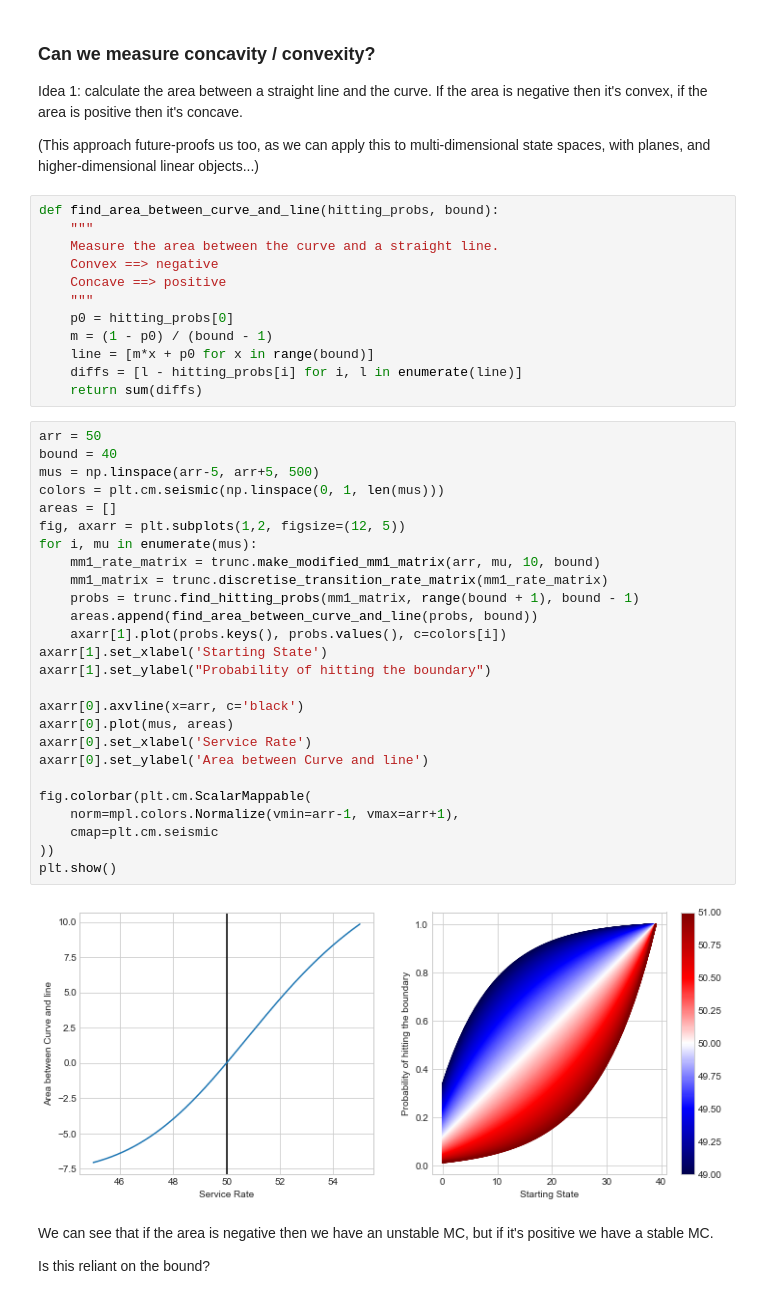
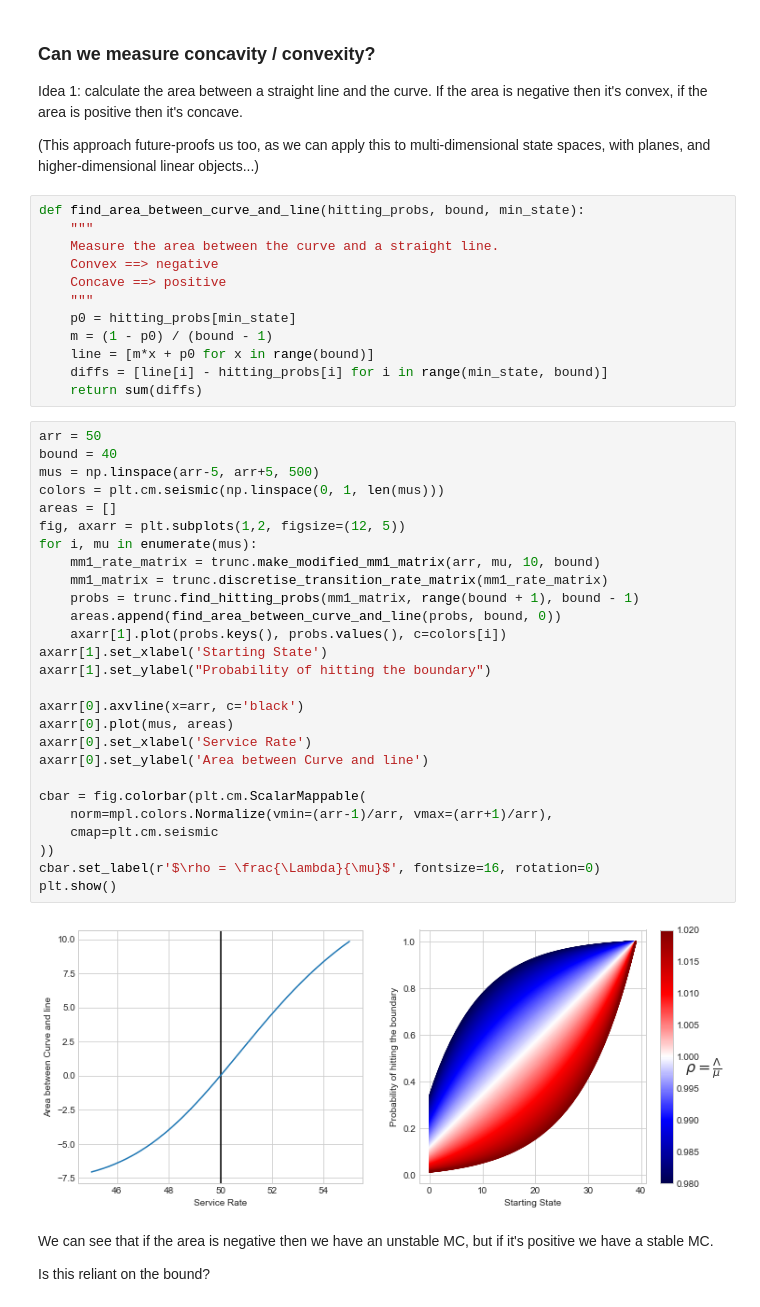
Before and after one commit to geraintpalmer/TruncatingInfiniteMarkovChains, a Jupyter notebook: src/investigate_concavity_convexity.ipynb, the cells around one changed output. Saved outputs shown, nothing was run; the diff lists cells and outputs as text.

```diff
--- a/src/investigate_concavity_convexity.ipynb
+++ b/src/investigate_concavity_convexity.ipynb
@@ -179,45 +161,46 @@ Idea 1: calculate the area between a straight line and the curve. If the area is
 
 (This approach future-proofs us too, as we can apply this to multi-dimensional state spaces, with planes, and higher-dimensional linear objects...)
 # %%
-def find_area_between_curve_and_line(hitting_probs, bound):
+def find_area_between_curve_and_line(hitting_probs, bound, min_state):
     """
     Measure the area between the curve and a straight line.
     Convex ==> negative
     Concave ==> positive
     """
-    p0 = hitting_probs[0]
+    p0 = hitting_probs[min_state]
     m = (1 - p0) / (bound - 1)
     line = [m*x + p0 for x in range(bound)]
-    diffs = [l - hitting_probs[i] for i, l in enumerate(line)]
+    diffs = [line[i] - hitting_probs[i] for i in range(min_state, bound)]
     return sum(diffs)
 # %%
 arr = 50
 bound = 40
 mus = np.linspace(arr-5, arr+5, 500)
 colors = plt.cm.seismic(np.linspace(0, 1, len(mus)))
 areas = []
 fig, axarr = plt.subplots(1,2, figsize=(12, 5))
 for i, mu in enumerate(mus):
     mm1_rate_matrix = trunc.make_modified_mm1_matrix(arr, mu, 10, bound)
     mm1_matrix = trunc.discretise_transition_rate_matrix(mm1_rate_matrix)
     probs = trunc.find_hitting_probs(mm1_matrix, range(bound + 1), bound - 1)
-    areas.append(find_area_between_curve_and_line(probs, bound))
+    areas.append(find_area_between_curve_and_line(probs, bound, 0))
     axarr[1].plot(probs.keys(), probs.values(), c=colors[i])
 axarr[1].set_xlabel('Starting State')
 axarr[1].set_ylabel("Probability of hitting the boundary")
 
 axarr[0].axvline(x=arr, c='black')
 axarr[0].plot(mus, areas)
 axarr[0].set_xlabel('Service Rate')
 axarr[0].set_ylabel('Area between Curve and line')
 
-fig.colorbar(plt.cm.ScalarMappable(
-    norm=mpl.colors.Normalize(vmin=arr-1, vmax=arr+1),
+cbar = fig.colorbar(plt.cm.ScalarMappable(
+    norm=mpl.colors.Normalize(vmin=(arr-1)/arr, vmax=(arr+1)/arr),
     cmap=plt.cm.seismic
 ))
+cbar.set_label(r'$\rho = \frac{\Lambda}{\mu}$', fontsize=16, rotation=0)
 plt.show()
 # %% [output]
-[figure, old version]
+[figure, new version]
 # %% [markdown]
 We can see that if the area is negative then we have an unstable MC, but if it's positive we have a stable MC.
 
```
Also changed, not shown: parts of 9 cells of this notebook, 2 other files.
